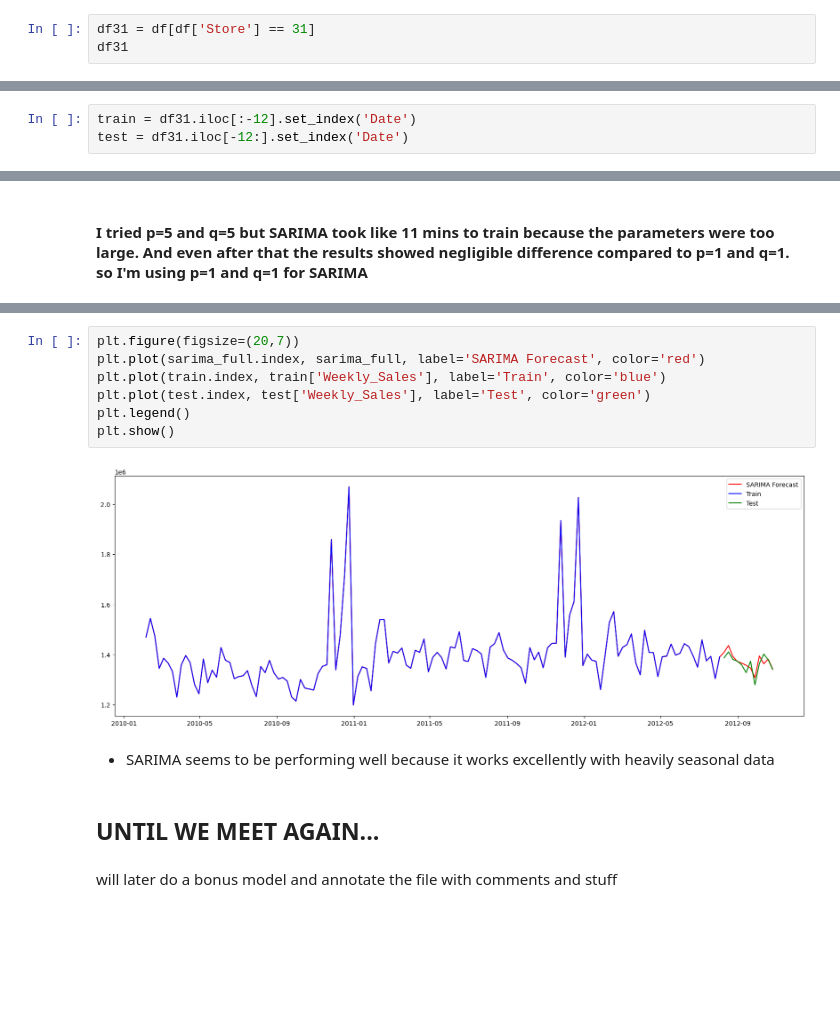
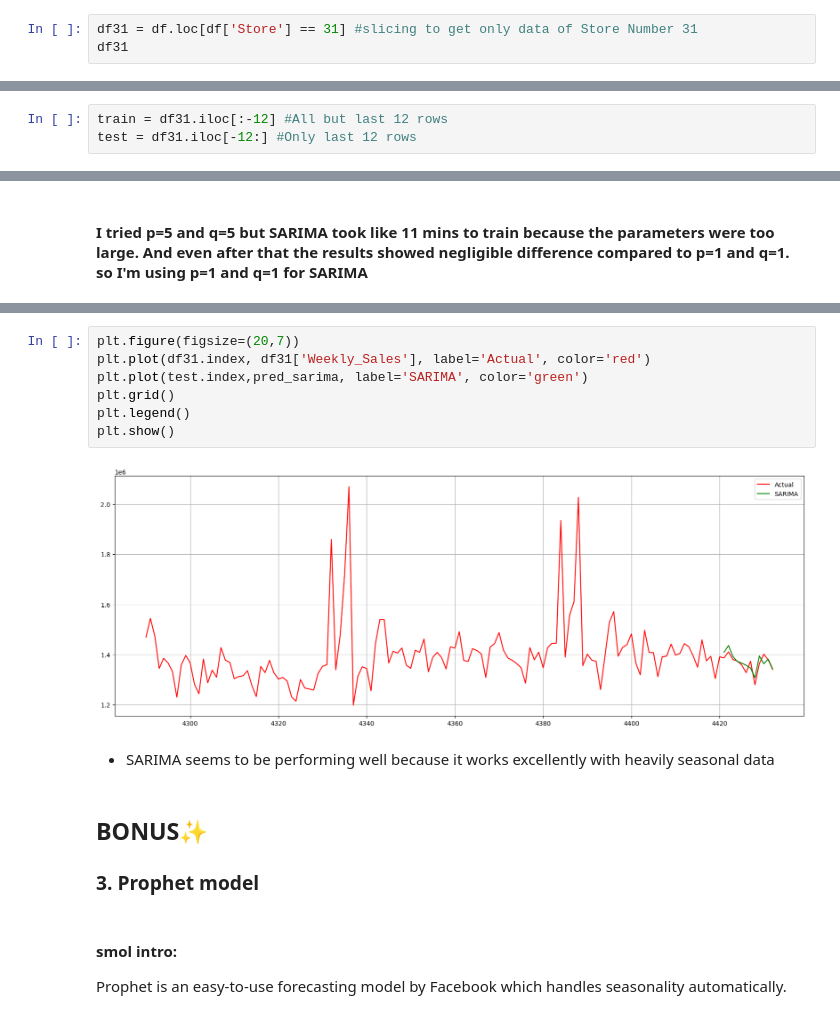
Before and after one commit to RehanShaikh-ai/walmart-weekly-forecast, a Jupyter notebook: walmart_sales.ipynb, the cells around one changed output, grey strips where cells are left out. Cells and saved outputs as stored; diff of their text form; blank space fills up the shorter version.

```diff
--- a/walmart_sales.ipynb
+++ b/walmart_sales.ipynb
@@ -212,7 +223,7 @@ Difference between the Total Sales of THE BEST and THE WORST is:  243875002.96
 - We'll focus on forecast of  sales one of these stores.
 - I will choose store number 31 because I was born on 31st July (no rule says I cant do that😶‍🌫️).
 # %%
-df31 = df[df['Store'] == 31]
+df31 = df.loc[df['Store'] == 31] #slicing to get only data of Store Number 31
 df31
 # %% [output]
 |  | Store | Date | Weekly_Sales | Holiday_Flag | Temperature | Fuel_Price | CPI | Unemployment |
@@ -266,8 +282,8 @@ plt.show()
 - We'll test ARMA and SARIMA to see which works the best (it seems much likely that SARIMA will perform the best as there are seasonal spikes)
 - We are not training ARIMA as the data was already stationary and didnt require differening
 # %%
-train = df31.iloc[:-12].set_index('Date')
-test = df31.iloc[-12:].set_index('Date')
+train = df31.iloc[:-12] #All but last 12 rows
+test = df31.iloc[-12:] #Only last 12 rows
 # %% [markdown]
 ### 1. ARMA model
 # %%
@@ -325,15 +322,17 @@ plt.show()
 # %%
 plt.figure(figsize=(20,7))
-plt.plot(sarima_full.index, sarima_full, label='SARIMA Forecast', color='red')
-plt.plot(train.index, train['Weekly_Sales'], label='Train', color='blue')
-plt.plot(test.index, test['Weekly_Sales'], label='Test', color='green')
+plt.plot(df31.index, df31['Weekly_Sales'], label='Actual', color='red')
+plt.plot(test.index,pred_sarima, label='SARIMA', color='green')
+plt.grid()
 plt.legend()
 plt.show()
 # %% [output]
-[figure, old version]
+[figure, new version]
 # %% [markdown]
 - SARIMA seems to be performing well because it works excellently with heavily seasonal data
-# %% [markdown]
-## UNTIL WE MEET AGAIN...
-# %% [markdown]
-will later do a bonus model and annotate the file with comments and stuff
+# %% [markdown]
+## BONUS✨
+### 3. Prophet model
+# %% [markdown]
+#### smol intro:
+Prophet is an easy-to-use forecasting model by Facebook which handles seasonality automatically.
```
Also changed, not shown: parts of 45 cells of this notebook.
